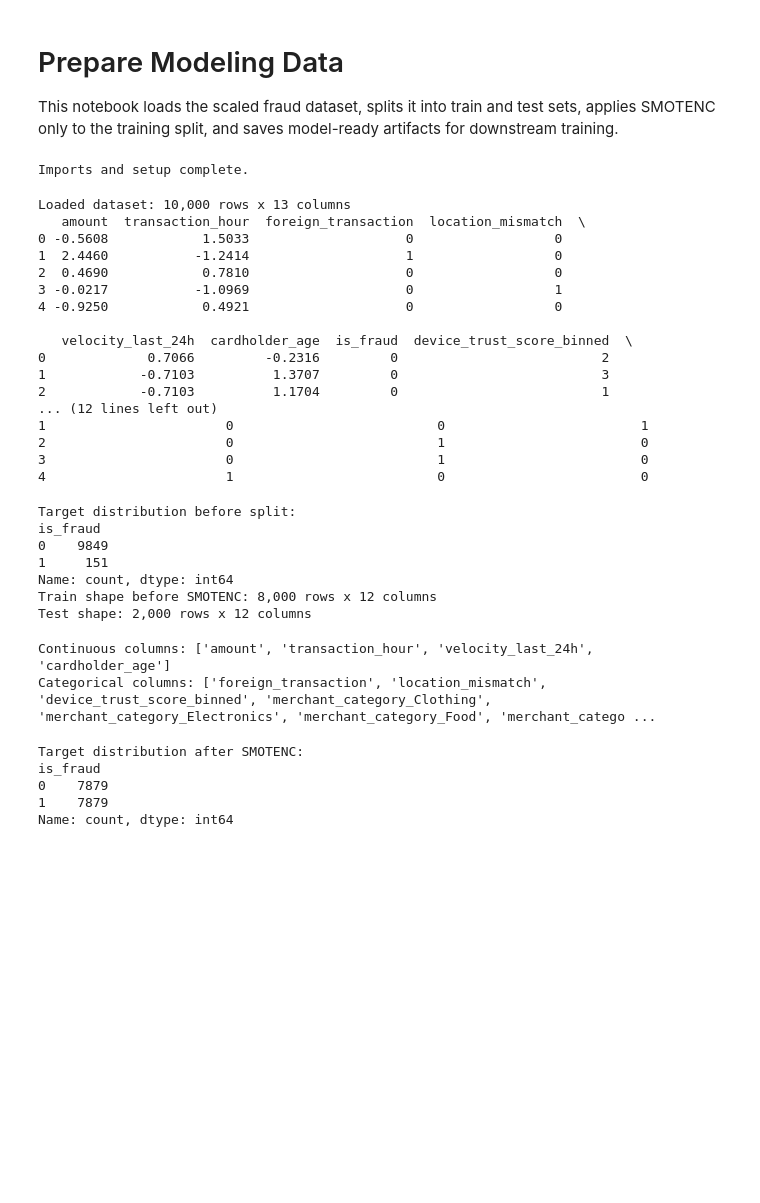
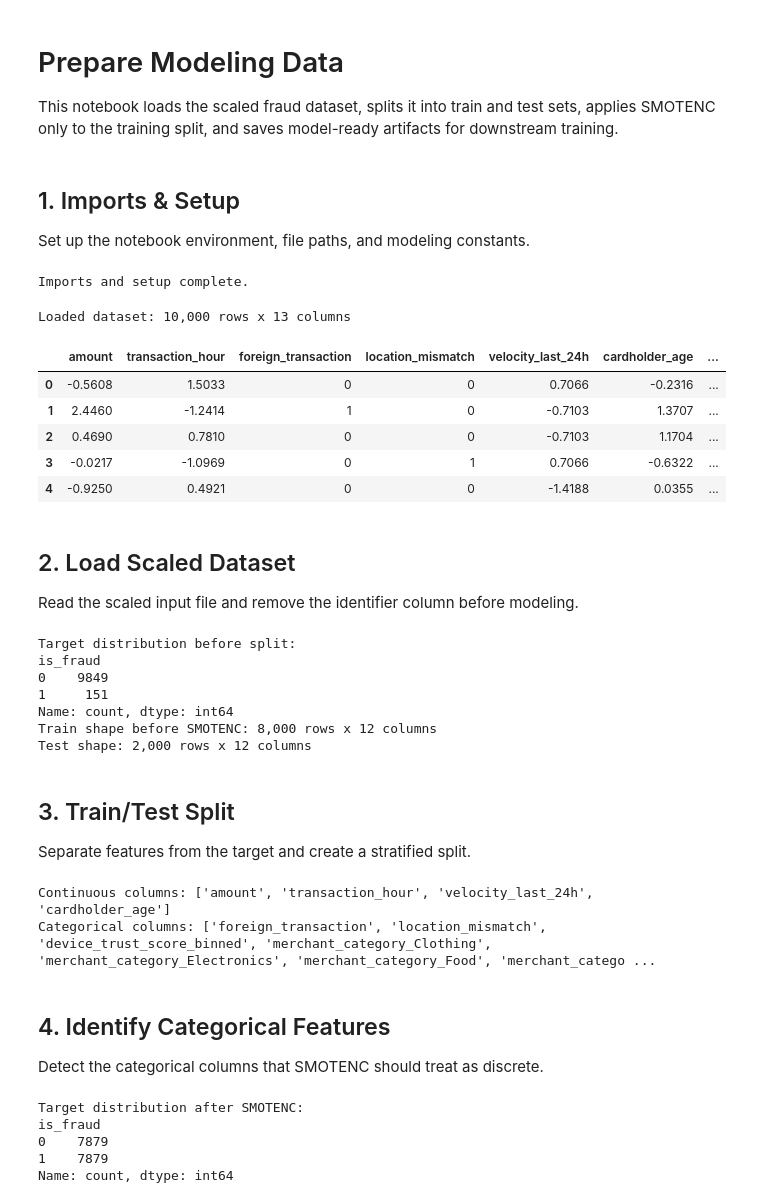
Before and after one commit to yshanukajay/end-to-end-credit-card-fraud-detection-system, a Jupyter notebook: notebooks/model_pipeline/data_preparation.ipynb, the cells around one changed output. Drawn from its saved outputs; the diff is of its cells as text; code cells hidden in the pictures; blank space fills up the shorter version.

```diff
--- a/notebooks/model_pipeline/data_preparation.ipynb
+++ b/notebooks/model_pipeline/data_preparation.ipynb
@@ -2,6 +2,10 @@
 # Prepare Modeling Data
 
 This notebook loads the scaled fraud dataset, splits it into train and test sets, applies SMOTENC only to the training split, and saves model-ready artifacts for downstream training.
+# %% [markdown]
+## 1. Imports & Setup
+
+Set up the notebook environment, file paths, and modeling constants.
 # %%
 from pathlib import Path
 
@@ -27,34 +32,30 @@ Imports and setup complete.
 # %%
 if not INPUT_PATH.exists():
     raise FileNotFoundError(f'Input file not found: {INPUT_PATH}. Run handle_scaling.ipynb first.')
 
+# Load the scaled dataset from disk.
 df = pd.read_csv(INPUT_PATH)
 print(f'Loaded dataset: {df.shape[0]:,} rows x {df.shape[1]:,} columns')
 
 if ID_COL in df.columns:
     df = df.drop(columns=[ID_COL])
     print(f'Dropped {ID_COL}')
 
 if TARGET_COL not in df.columns:
     raise ValueError(f'Missing target column: {TARGET_COL}')
 
-print(df.head())
+# Quick preview to confirm the columns look correct.
+df.head()
 # %% [output]
 Loaded dataset: 10,000 rows x 13 columns
-   amount  transaction_hour  foreign_transaction  location_mismatch  \
-0 -0.5608            1.5033                    0                  0
-1  2.4460           -1.2414                    1                  0
-2  0.4690            0.7810                    0                  0
-3 -0.0217           -1.0969                    0                  1
-4 -0.9250            0.4921                    0                  0
-
-   velocity_last_24h  cardholder_age  is_fraud  device_trust_score_binned  \
-0             0.7066         -0.2316         0                          2
-1            -0.7103          1.3707         0                          3
-2            -0.7103          1.1704         0                          1
-... (12 lines left out)
-1                       0                          0                         1
-2                       0                          1                         0
-3                       0                          1                         0
-4                       1                          0                         0
+|  | amount | transaction_hour | foreign_transaction | location_mismatch | velocity_last_24h | cardholder_age | ... |
+| 0 | -0.5608 | 1.5033 | 0 | 0 | 0.7066 | -0.2316 | ... |
+| 1 | 2.4460 | -1.2414 | 1 | 0 | -0.7103 | 1.3707 | ... |
+| 2 | 0.4690 | 0.7810 | 0 | 0 | -0.7103 | 1.1704 | ... |
+| 3 | -0.0217 | -1.0969 | 0 | 1 | 0.7066 | -0.6322 | ... |
+| 4 | -0.9250 | 0.4921 | 0 | 0 | -1.4188 | 0.0355 | ... |
+# %% [markdown]
+## 2. Load Scaled Dataset
+
+Read the scaled input file and remove the identifier column before modeling.
 # %%
@@ -81,4 +83,8 @@ is_fraud
 Name: count, dtype: int64
 Train shape before SMOTENC: 8,000 rows x 12 columns
 Test shape: 2,000 rows x 12 columns
+# %% [markdown]
+## 3. Train/Test Split
+
+Separate features from the target and create a stratified split.
 # %%
@@ -93,4 +100,8 @@ print(f'Categorical columns: {categorical_cols}')
 # %% [output]
 Continuous columns: ['amount', 'transaction_hour', 'velocity_last_24h', 'cardholder_age']
 Categorical columns: ['foreign_transaction', 'location_mismatch', 'device_trust_score_binned', 'merchant_category_Clothing', 'merchant_category_Electronics', 'merchant_category_Food', 'merchant_catego ...
+# %% [markdown]
+## 4. Identify Categorical Features
+
+Detect the categorical columns that SMOTENC should treat as discrete.
 # %%
```
Also changed, not shown: parts of 11 cells of this notebook, 2 other files.
